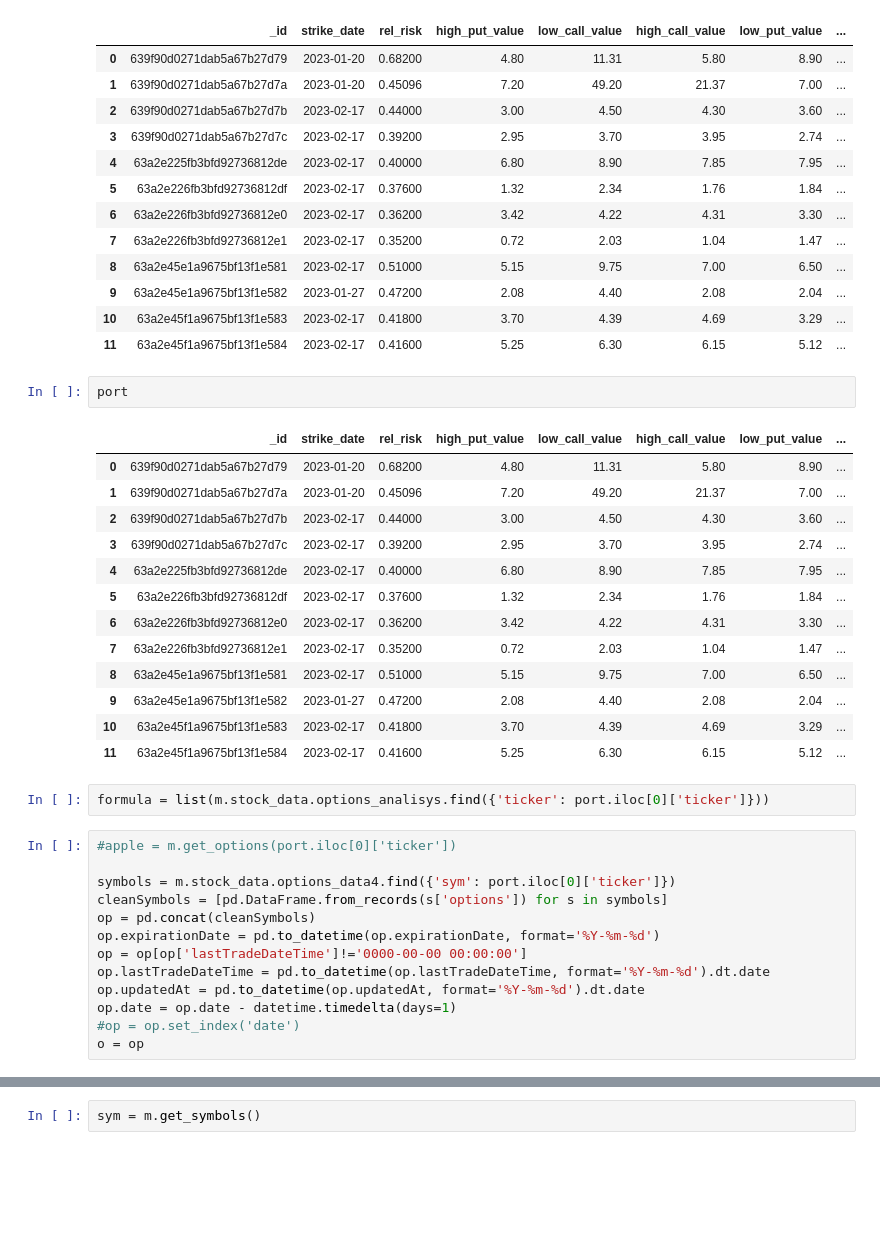
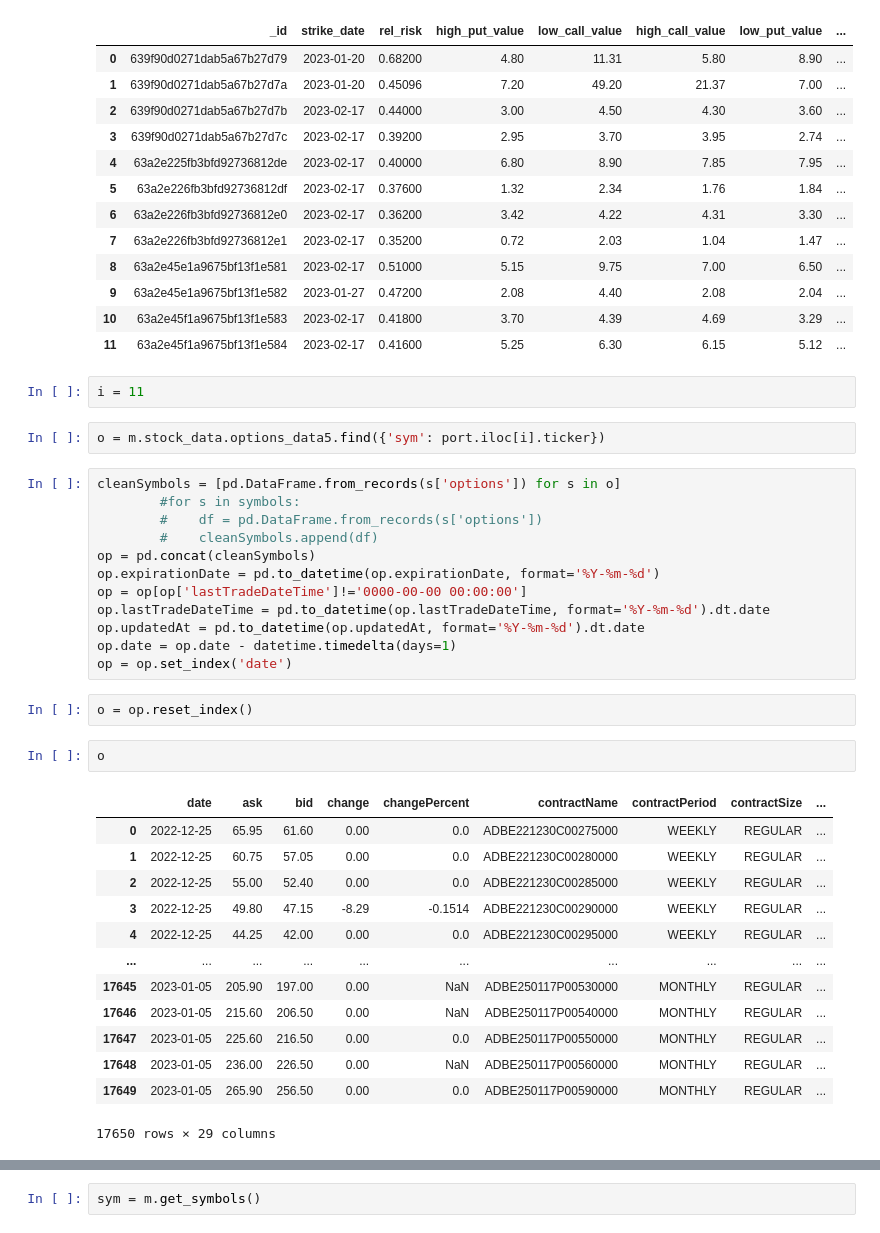
Before and after one commit to andermy/yahooScraper, a Jupyter notebook: Portfolio.ipynb, the cells around one changed output, grey strips where cells are left out. Saved outputs shown, nothing was run; the diff lists cells and outputs as text; blank space fills up the shorter version.

```diff
--- a/Portfolio.ipynb
+++ b/Portfolio.ipynb
@@ -36,33 +36,36 @@ port
 | 10 | 63a2e45f1a9675bf13f1e583 | 2023-02-17 | 0.41800 | 3.70 | 4.39 | 4.69 | 3.29 | ... |
 | 11 | 63a2e45f1a9675bf13f1e584 | 2023-02-17 | 0.41600 | 5.25 | 6.30 | 6.15 | 5.12 | ... |
 # %%
-port
+i = 11
-# %% [output]
-|  | _id | strike_date | rel_risk | high_put_value | low_call_value | high_call_value | low_put_value | ... |
-| 0 | 639f90d0271dab5a67b27d79 | 2023-01-20 | 0.68200 | 4.80 | 11.31 | 5.80 | 8.90 | ... |
-| 1 | 639f90d0271dab5a67b27d7a | 2023-01-20 | 0.45096 | 7.20 | 49.20 | 21.37 | 7.00 | ... |
-| 2 | 639f90d0271dab5a67b27d7b | 2023-02-17 | 0.44000 | 3.00 | 4.50 | 4.30 | 3.60 | ... |
-| 3 | 639f90d0271dab5a67b27d7c | 2023-02-17 | 0.39200 | 2.95 | 3.70 | 3.95 | 2.74 | ... |
-| 4 | 63a2e225fb3bfd92736812de | 2023-02-17 | 0.40000 | 6.80 | 8.90 | 7.85 | 7.95 | ... |
-| 5 | 63a2e226fb3bfd92736812df | 2023-02-17 | 0.37600 | 1.32 | 2.34 | 1.76 | 1.84 | ... |
-| 6 | 63a2e226fb3bfd92736812e0 | 2023-02-17 | 0.36200 | 3.42 | 4.22 | 4.31 | 3.30 | ... |
-| 7 | 63a2e226fb3bfd92736812e1 | 2023-02-17 | 0.35200 | 0.72 | 2.03 | 1.04 | 1.47 | ... |
-| 8 | 63a2e45e1a9675bf13f1e581 | 2023-02-17 | 0.51000 | 5.15 | 9.75 | 7.00 | 6.50 | ... |
-| 9 | 63a2e45e1a9675bf13f1e582 | 2023-01-27 | 0.47200 | 2.08 | 4.40 | 2.08 | 2.04 | ... |
-| 10 | 63a2e45f1a9675bf13f1e583 | 2023-02-17 | 0.41800 | 3.70 | 4.39 | 4.69 | 3.29 | ... |
-| 11 | 63a2e45f1a9675bf13f1e584 | 2023-02-17 | 0.41600 | 5.25 | 6.30 | 6.15 | 5.12 | ... |
 # %%
-formula = list(m.stock_data.options_analisys.find({'ticker': port.iloc[0]['ticker']}))
+o = m.stock_data.options_data5.find({'sym': port.iloc[i].ticker})
 # %%
-#apple = m.get_options(port.iloc[0]['ticker'])
-
-symbols = m.stock_data.options_data4.find({'sym': port.iloc[0]['ticker']})
-cleanSymbols = [pd.DataFrame.from_records(s['options']) for s in symbols]
+cleanSymbols = [pd.DataFrame.from_records(s['options']) for s in o]
+        #for s in symbols:
+        #    df = pd.DataFrame.from_records(s['options'])
+        #    cleanSymbols.append(df)
 op = pd.concat(cleanSymbols)
 op.expirationDate = pd.to_datetime(op.expirationDate, format='%Y-%m-%d')
 op = op[op['lastTradeDateTime']!='0000-00-00 00:00:00']
 op.lastTradeDateTime = pd.to_datetime(op.lastTradeDateTime, format='%Y-%m-%d').dt.date
 op.updatedAt = pd.to_datetime(op.updatedAt, format='%Y-%m-%d').dt.date
 op.date = op.date - datetime.timedelta(days=1)
-#op = op.set_index('date')
-o = op
+op = op.set_index('date')
+# %%
+o = op.reset_index()
+# %%
+o
+# %% [output]
+|  | date | ask | bid | change | changePercent | contractName | contractPeriod | contractSize | ... |
+| 0 | 2022-12-25 | 65.95 | 61.60 | 0.00 | 0.0 | ADBE221230C00275000 | WEEKLY | REGULAR | ... |
+| 1 | 2022-12-25 | 60.75 | 57.05 | 0.00 | 0.0 | ADBE221230C00280000 | WEEKLY | REGULAR | ... |
+| 2 | 2022-12-25 | 55.00 | 52.40 | 0.00 | 0.0 | ADBE221230C00285000 | WEEKLY | REGULAR | ... |
+| 3 | 2022-12-25 | 49.80 | 47.15 | -8.29 | -0.1514 | ADBE221230C00290000 | WEEKLY | REGULAR | ... |
+| 4 | 2022-12-25 | 44.25 | 42.00 | 0.00 | 0.0 | ADBE221230C00295000 | WEEKLY | REGULAR | ... |
+| ... | ... | ... | ... | ... | ... | ... | ... | ... | ... |
+| 17645 | 2023-01-05 | 205.90 | 197.00 | 0.00 | NaN | ADBE250117P00530000 | MONTHLY | REGULAR | ... |
+| 17646 | 2023-01-05 | 215.60 | 206.50 | 0.00 | NaN | ADBE250117P00540000 | MONTHLY | REGULAR | ... |
+| 17647 | 2023-01-05 | 225.60 | 216.50 | 0.00 | 0.0 | ADBE250117P00550000 | MONTHLY | REGULAR | ... |
+| 17648 | 2023-01-05 | 236.00 | 226.50 | 0.00 | NaN | ADBE250117P00560000 | MONTHLY | REGULAR | ... |
+| 17649 | 2023-01-05 | 265.90 | 256.50 | 0.00 | 0.0 | ADBE250117P00590000 | MONTHLY | REGULAR | ... |
+17650 rows × 29 columns
```
Also changed, not shown: parts of 6 cells of this notebook, 2 other files.
